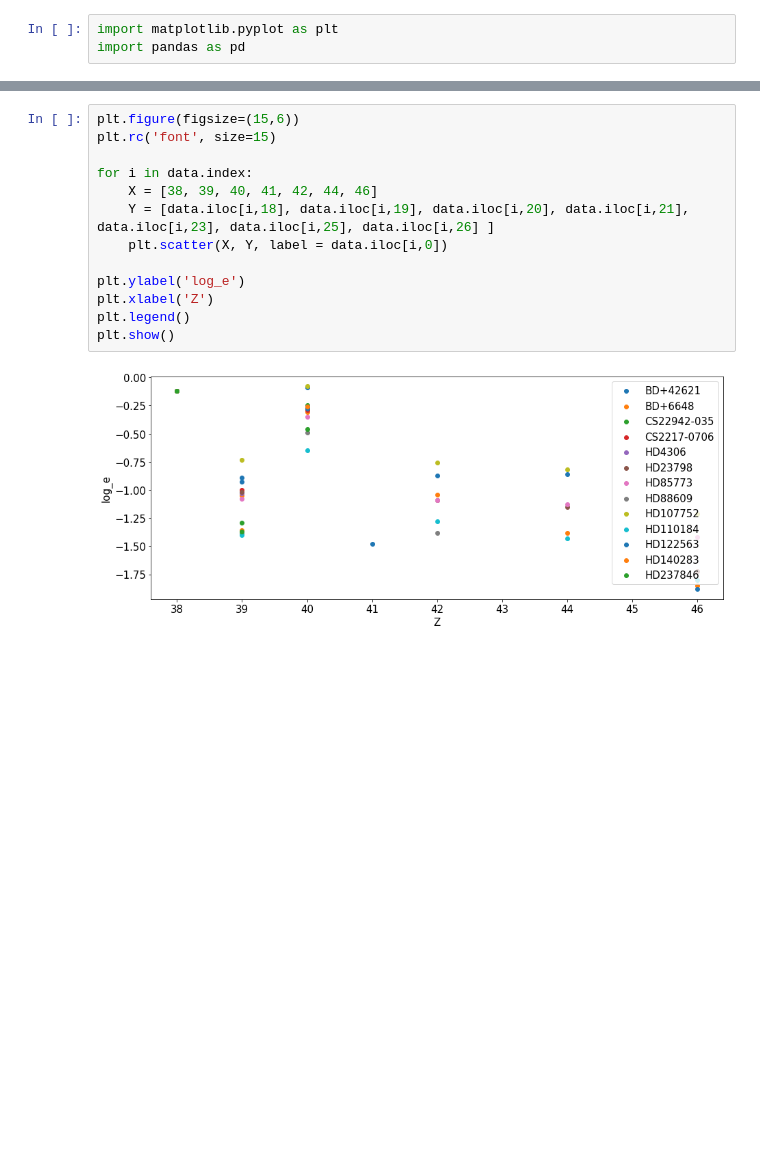
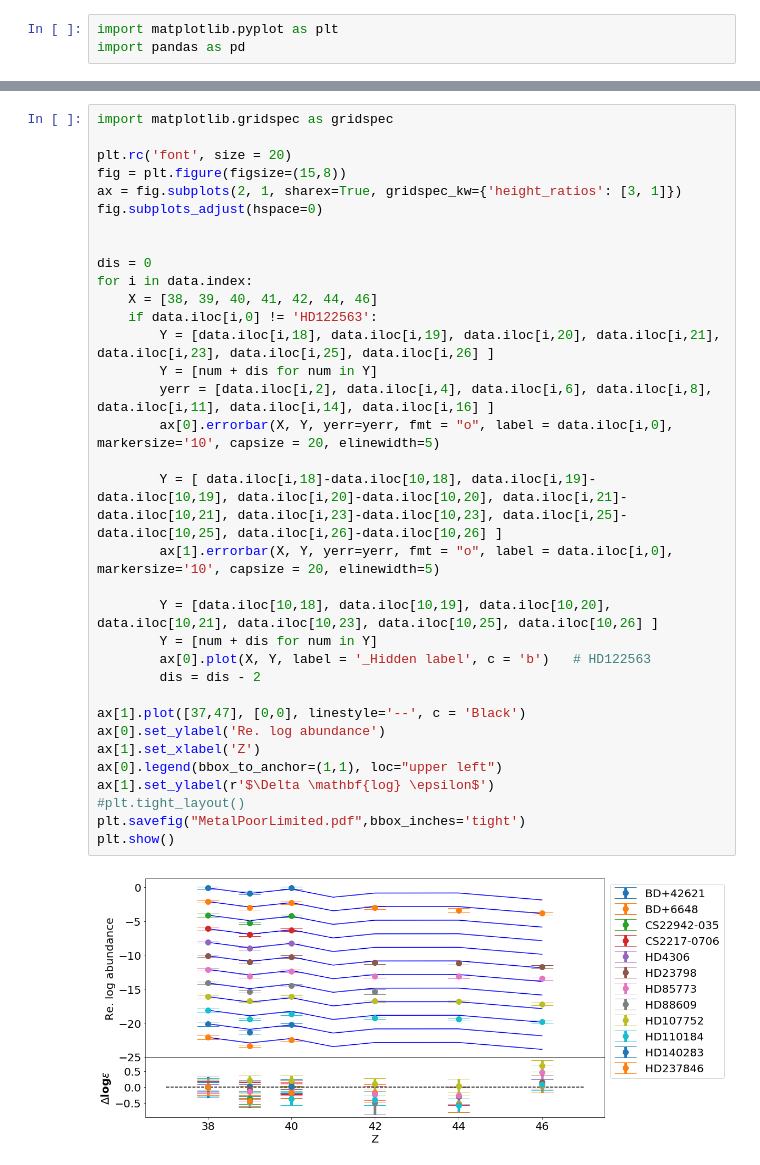
Before and after one commit to Fernando-Montes/Math-Problems, a Jupyter notebook: MetalPoorStars.ipynb, the cells around one changed output, grey strips where cells are left out. Drawn from its saved outputs; the diff is of its cells as text; blank space fills up the shorter version.

Commit message:
Added script to plot Honda like star abundances

```diff
--- a/MetalPoorStars.ipynb
+++ b/MetalPoorStars.ipynb
@@ -57,16 +65,37 @@ data
 13 rows × 27 columns
-# %%
-plt.figure(figsize=(15,6))
-plt.rc('font', size=15)
-
-for i in data.index:
-    X = [38, 39, 40, 41, 42, 44, 46]
-    Y = [data.iloc[i,18], data.iloc[i,19], data.iloc[i,20], data.iloc[i,21], data.iloc[i,23], data.iloc[i,25], data.iloc[i,26] ]
-    plt.scatter(X, Y, label = data.iloc[i,0])
-
-plt.ylabel('log_e')
-plt.xlabel('Z')
-plt.legend()
-plt.show()
-# %% [output]
-[figure, removed]
+# %%
+import matplotlib.gridspec as gridspec
+
+plt.rc('font', size = 20)
+fig = plt.figure(figsize=(15,8))
+ax = fig.subplots(2, 1, sharex=True, gridspec_kw={'height_ratios': [3, 1]})
+fig.subplots_adjust(hspace=0)
+
+
+dis = 0
+for i in data.index:
+    X = [38, 39, 40, 41, 42, 44, 46]
+    if data.iloc[i,0] != 'HD122563':
+        Y = [data.iloc[i,18], data.iloc[i,19], data.iloc[i,20], data.iloc[i,21], data.iloc[i,23], data.iloc[i,25], data.iloc[i,26] ]
+        Y = [num + dis for num in Y]
+        yerr = [data.iloc[i,2], data.iloc[i,4], data.iloc[i,6], data.iloc[i,8], data.iloc[i,11], data.iloc[i,14], data.iloc[i,16] ]
+        ax[0].errorbar(X, Y, yerr=yerr, fmt = "o", label = data.iloc[i,0], markersize='10', capsize = 20, elinewidth=5)
+
+        Y = [ data.iloc[i,18]-data.iloc[10,18], data.iloc[i,19]-data.iloc[10,19], data.iloc[i,20]-data.iloc[10,20], data.iloc[i,21]-data.iloc[10,21], data.iloc[i,23]-data.iloc[10,23], data.iloc[i,25]-data.iloc[10,25], data.iloc[i,26]-data.iloc[10,26] ]
+        ax[1].errorbar(X, Y, yerr=yerr, fmt = "o", label = data.iloc[i,0], markersize='10', capsize = 20, elinewidth=5)
+
+        Y = [data.iloc[10,18], data.iloc[10,19], data.iloc[10,20], data.iloc[10,21], data.iloc[10,23], data.iloc[10,25], data.iloc[10,26] ]
+        Y = [num + dis for num in Y]
+        ax[0].plot(X, Y, label = '_Hidden label', c = 'b')   # HD122563
+        dis = dis - 2
+
+ax[1].plot([37,47], [0,0], linestyle='--', c = 'Black')
+ax[0].set_ylabel('Re. log abundance')
+ax[1].set_xlabel('Z')
+ax[0].legend(bbox_to_anchor=(1,1), loc="upper left")
+ax[1].set_ylabel(r'$\Delta \mathbf{log} \epsilon$')
+#plt.tight_layout()
+plt.savefig("MetalPoorLimited.pdf",bbox_inches='tight')
+plt.show()
+# %% [output]
+[figure, added]
```
Also changed, not shown: parts of 2 cells of this notebook, 1 other file.
